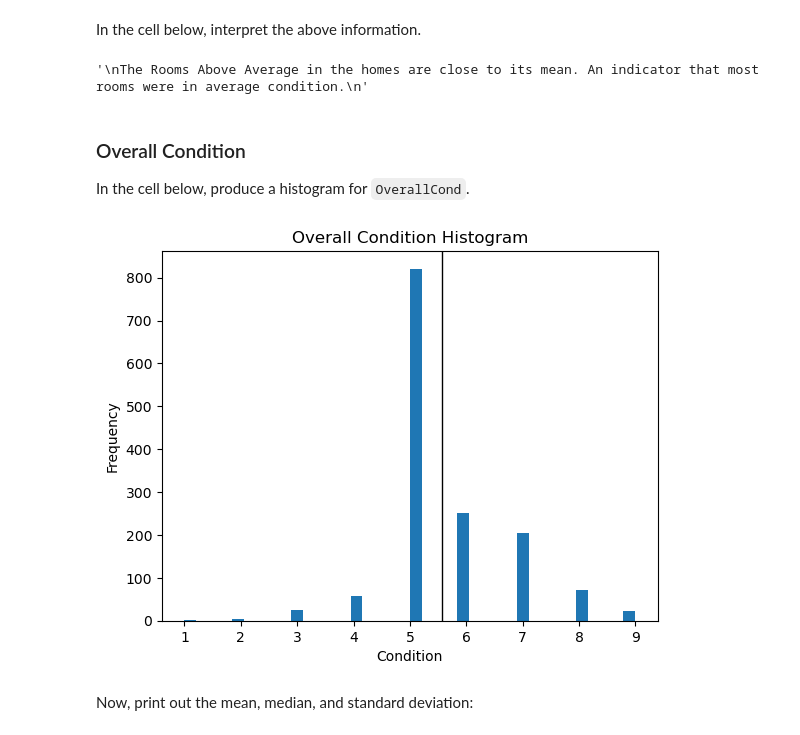
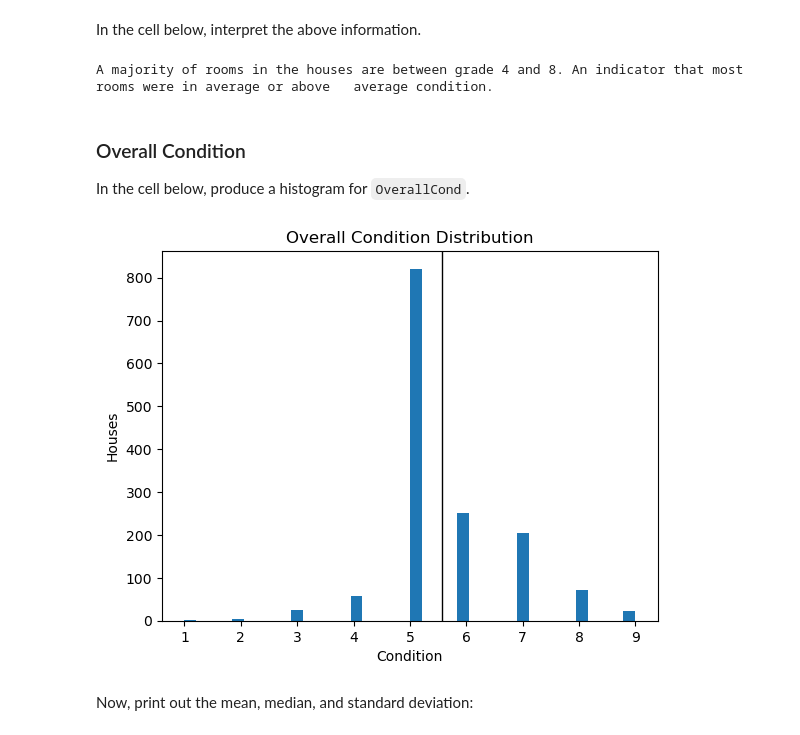
Before and after one commit to jennifernjeri/dsc-pandas-eda-lab, a Jupyter notebook: index.ipynb, the cells around one changed output. Saved outputs shown, nothing was run; the diff lists cells and outputs as text; code cells hidden in the pictures.

```diff
--- a/index.ipynb
+++ b/index.ipynb
@@ -249,11 +258,11 @@ Standard Deviation of TotRmsAbvGrd = 1.6253932905840505
 In the cell below, interpret the above information.
 # %%
 # Replace None with appropriate text
-"""
-The Rooms Above Average in the homes are close to its mean. An indicator that most rooms were in average condition.
-"""
+print("""
+A majority of rooms in the houses are between grade 4 and 8. An indicator that most rooms were in average or above   average condition.
+""")
 # %% [output]
-'\nThe Rooms Above Average in the homes are close to its mean. An indicator that most rooms were in average condition.\n'
+A majority of rooms in the houses are between grade 4 and 8. An indicator that most rooms were in average or above   average condition.
 # %% [markdown]
 ### Overall Condition
 
@@ -261,15 +270,15 @@ In the cell below, produce a histogram for `OverallCond`.
 # %%
 # Your code here
 OverallCond = df['OverallCond']
 Mean_OverallCond = OverallCond.mean()
 plt.hist(OverallCond, bins=38)
-plt.title('Overall Condition Histogram')
+plt.title('Overall Condition Distribution')
 plt.xlabel('Condition')
-plt.ylabel('Frequency')
+plt.ylabel('Houses')
 plt.axvline(Mean_OverallCond, color='k', linewidth=1)
 plt.show()
 # %% [output]
-[figure, old version]
+[figure, new version]
 # %% [markdown]
 Now, print out the mean, median, and standard deviation:
 # %%
```
Also changed, not shown: parts of 25 cells of this notebook.
